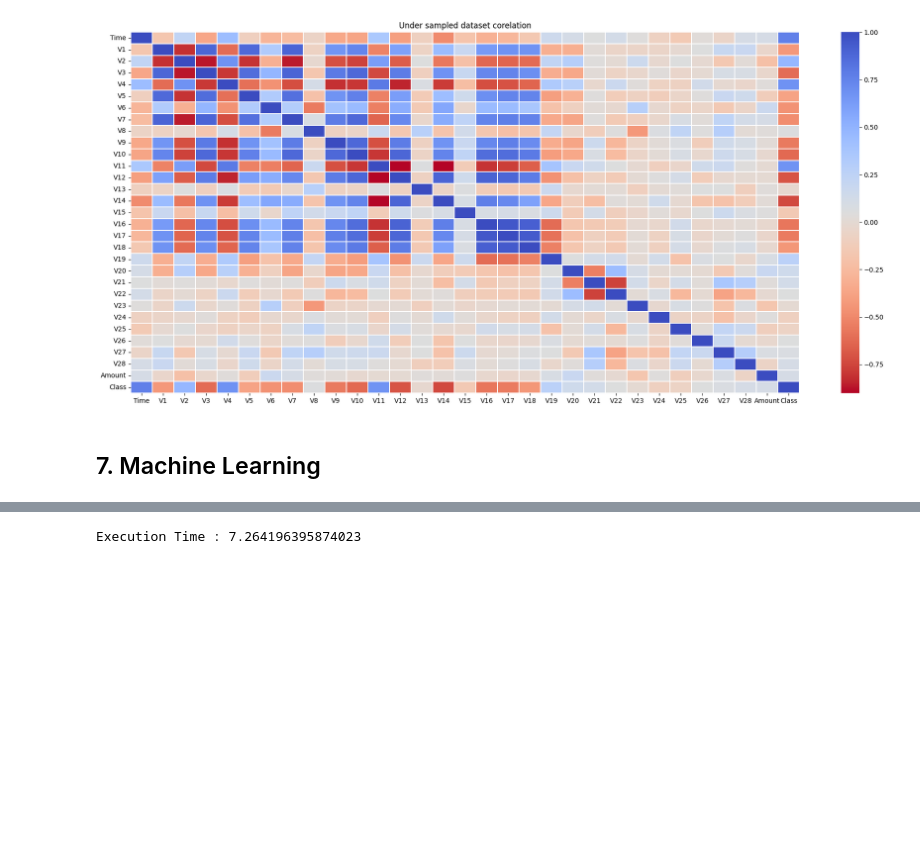
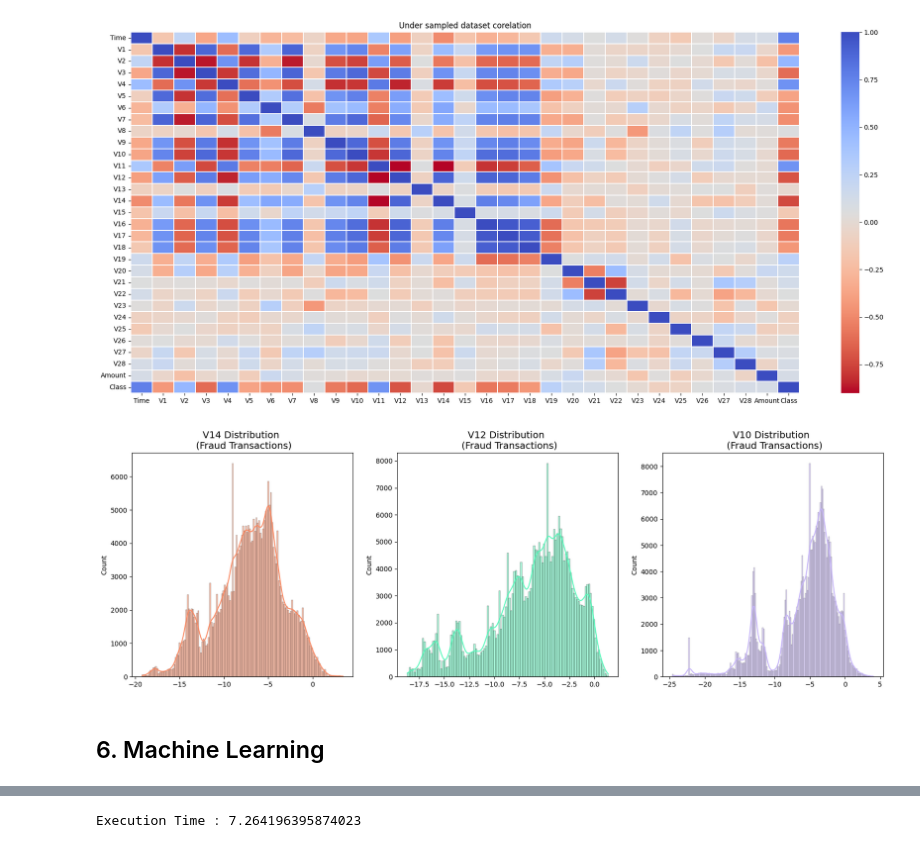
Before and after one commit to SHermukhammadjon/My_Paypal, a Jupyter notebook: my_paypal.ipynb, the cells around one changed output, grey strips where cells are left out. Drawn from its saved outputs; the diff is of its cells as text; code cells hidden in the pictures; blank space fills up the shorter version.

```diff
--- a/my_paypal.ipynb
+++ b/my_paypal.ipynb
@@ -215,8 +223,27 @@ plt.title("Under sampled dataset corelation")
 plt.show()
 # %% [output]
 [figure]
+# %%
+figure, (ax1, ax2, ax3) = plt.subplots(1,3, figsize=(20, 6))
+
+v14_fraud_dist = over_sampled_df['V14'].loc[over_sampled_df['Class'] == 1].values
+sns.histplot(v14_fraud_dist,ax=ax1, color='#FB8861', kde = True)
+ax1.set_title('V14 Distribution \n (Fraud Transactions)', fontsize=14)
+
+v12_fraud_dist = over_sampled_df['V12'].loc[over_sampled_df['Class'] == 1].values
+sns.histplot(v12_fraud_dist,ax=ax2, color='#56F9BB', kde = True)
+ax2.set_title('V12 Distribution \n (Fraud Transactions)', fontsize=14)
+
+
+v10_fraud_dist = over_sampled_df['V10'].loc[over_sampled_df['Class'] == 1].values
+sns.histplot(v10_fraud_dist,ax=ax3, color='#C5B3F9', kde = True)
+ax3.set_title('V10 Distribution \n (Fraud Transactions)', fontsize=14)
+
+plt.show()
+# %% [output]
+[figure, added]
 # %% [markdown]
-## 7. Machine Learning
+## 6. Machine Learning
 # %%
 from sklearn.model_selection import train_test_split, cross_val_score
 from sklearn.metrics import classification_report, accuracy_score, classification_report, mean_squared_error, confusion_matrix
```
Also changed, not shown: parts of 9 cells of this notebook.
